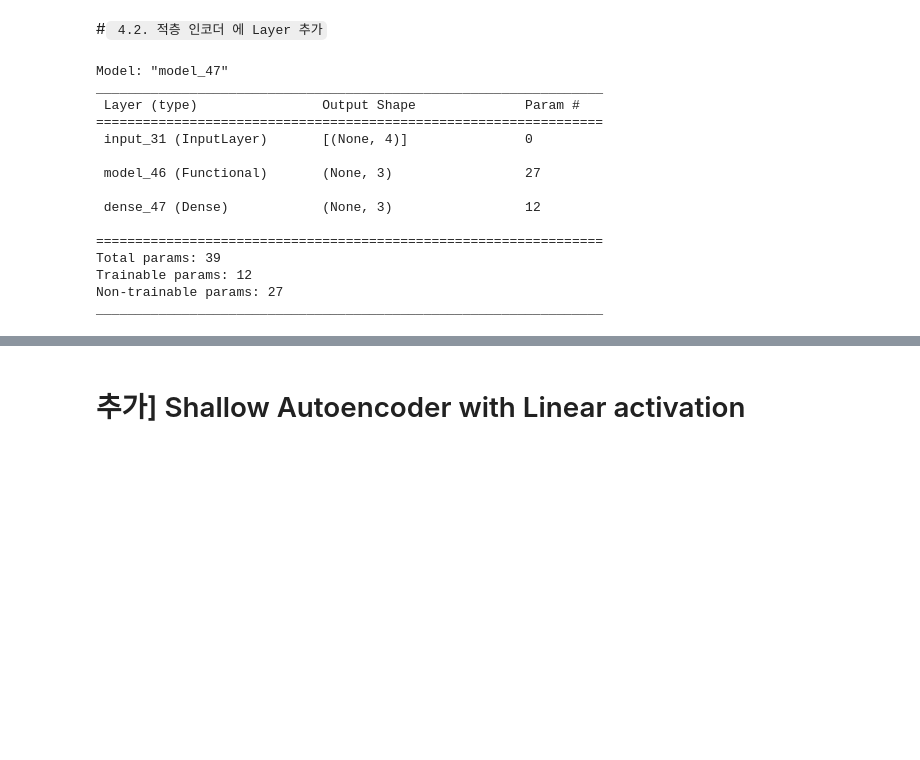
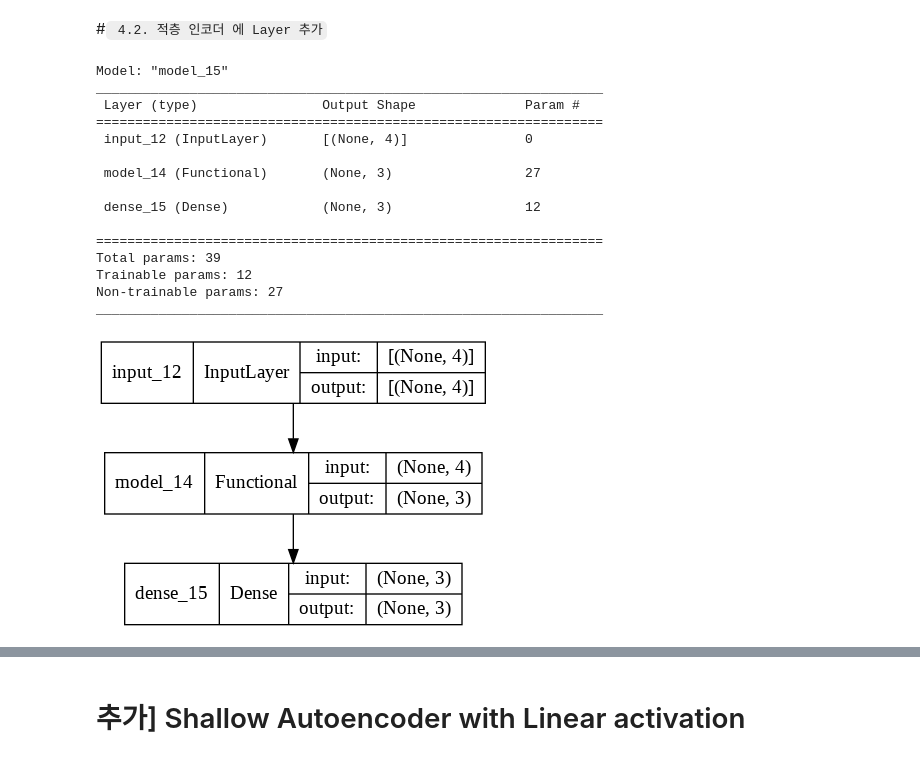
Before and after one commit to ChicagoPark/ML_Assignment, a Jupyter notebook: HW2_20161309_박영일_AutoEnc.ipynb, the cells around one changed output, grey strips where cells are left out. Drawn from its saved outputs; the diff is of its cells as text; code cells hidden in the pictures; blank space fills up the shorter version.

```diff
--- a/HW2_20161309_박영일_AutoEnc.ipynb
+++ b/HW2_20161309_박영일_AutoEnc.ipynb
@@ -226,31 +228,33 @@ second_middle_test = stacked_encoder.predict(X_test)
 # %%
 # 설명은 4.1. 의 설명과 정확하게 중복된다.
 input = Input(shape=(input_dim,))
 
 encoding1 = stacked_encoder(input)
 encoding2 = Dense(encoding_dim, activation='elu', kernel_initializer=tf.keras.initializers.RandomUniform(minval=-1, maxval=1, seed=None))(encoding1)
 
 second_stacked_encoder = Model(input, encoding2)
 
 second_stacked_encoder.layers[1].trainable = False
 second_stacked_encoder.compile(loss='mean_squared_error', optimizer='adam')
 second_stacked_encoder.summary()
+plot_model(second_stacked_encoder, show_shapes=True)
 # %% [output]
-Model: "model_47"
+Model: "model_15"
 _________________________________________________________________
  Layer (type)                Output Shape              Param #
 =================================================================
- input_31 (InputLayer)       [(None, 4)]               0
+ input_12 (InputLayer)       [(None, 4)]               0
 
- model_46 (Functional)       (None, 3)                 27
+ model_14 (Functional)       (None, 3)                 27
 
- dense_47 (Dense)            (None, 3)                 12
+ dense_15 (Dense)            (None, 3)                 12
 
 =================================================================
 Total params: 39
 Trainable params: 12
 Non-trainable params: 27
 _________________________________________________________________
+[figure, added]
 # %%
 %%capture
 # 훈련을 진행 X_train 값에 대해 나오는 값이 결국 second_middle_train 이므로 실질적으로 freezing 되지 않은 부분의 입력부분 출력부분의 목표는 같다.
```
Also changed, not shown: parts of 7 cells of this notebook.
